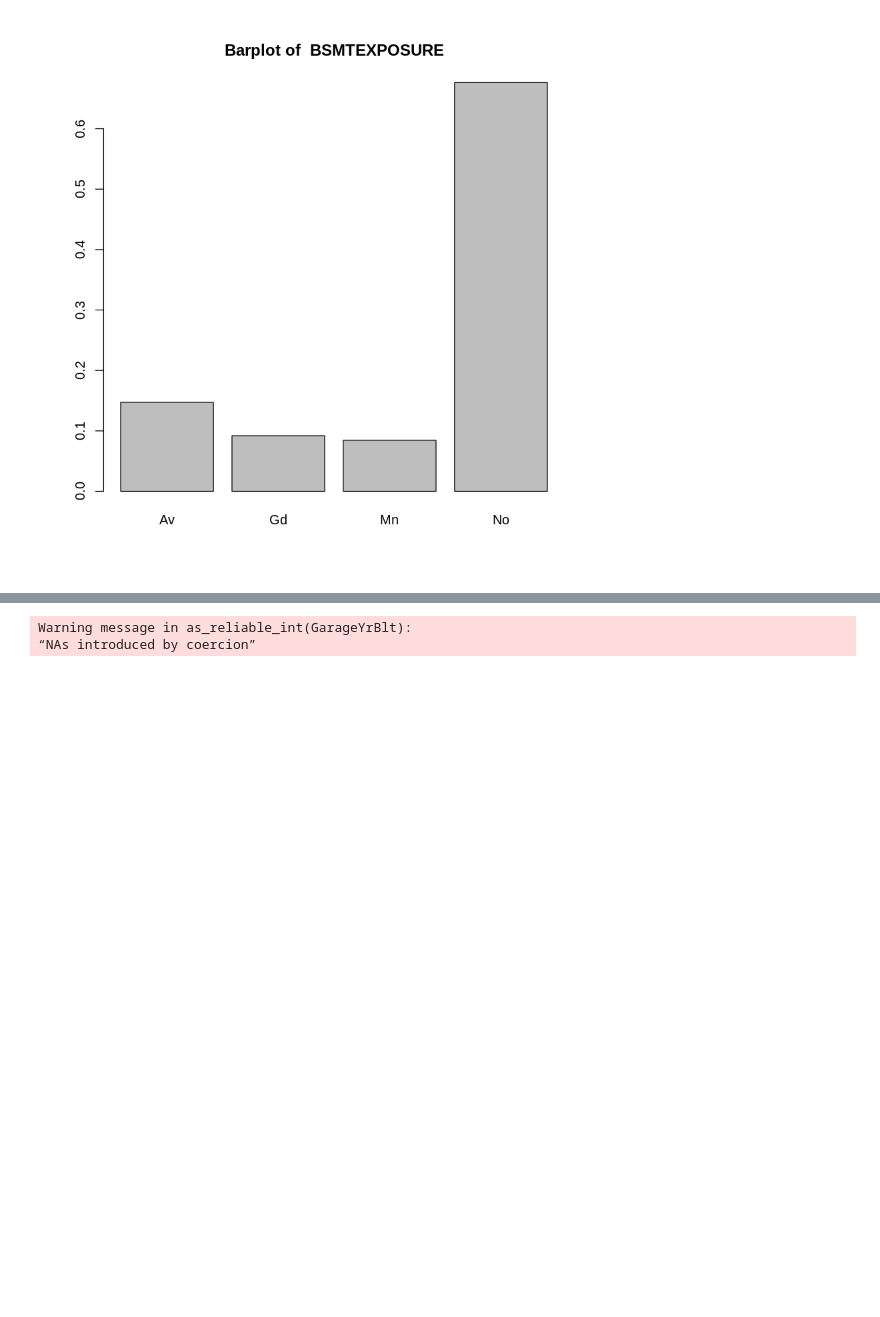
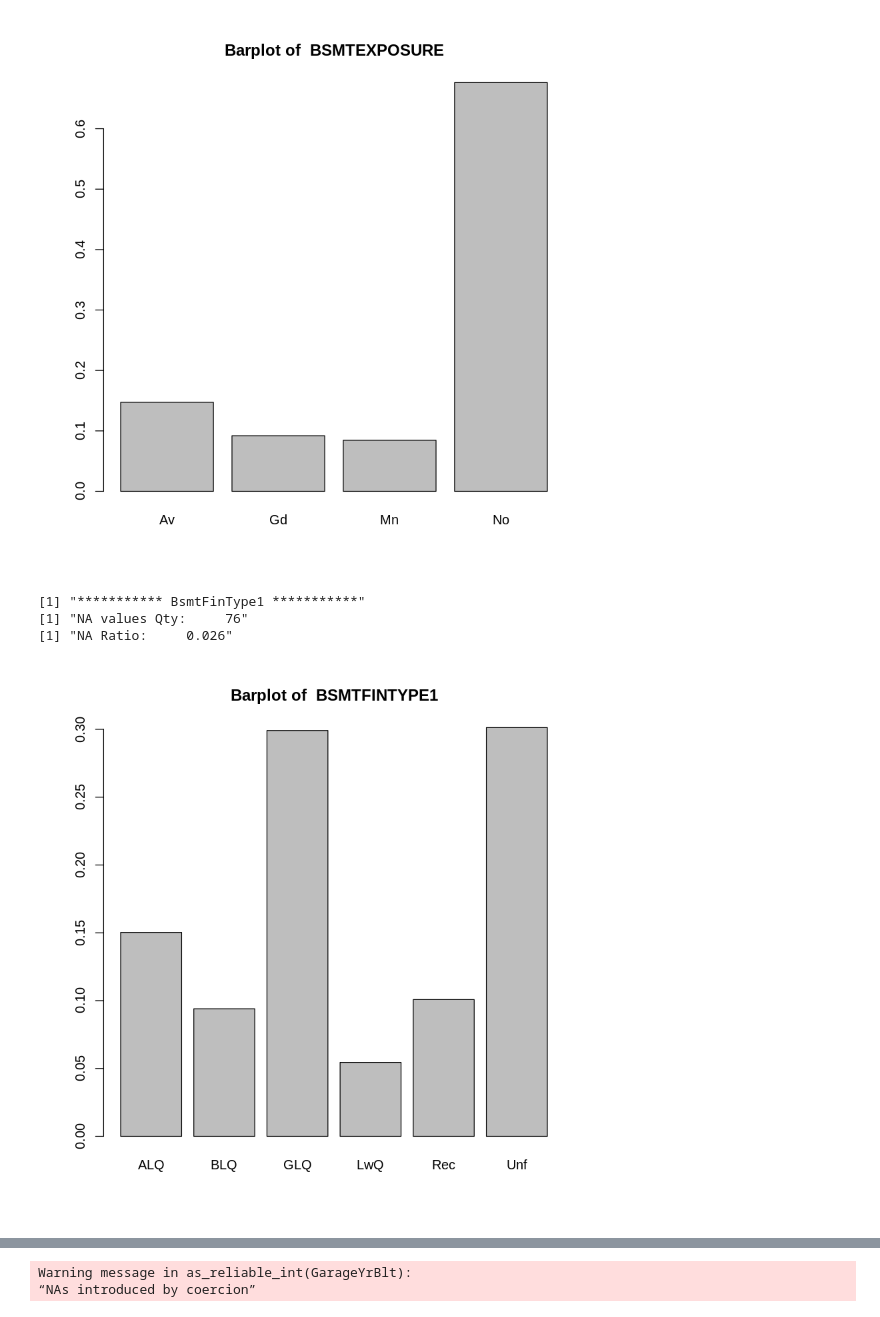
Before and after one commit to amirsaleem1990/Statistics, a Jupyter notebook: House-Prices-Advanced-Regression-Techniques-kaggle-compitation/Untitled1.ipynb, the cells around one changed output, grey strips where cells are left out. Drawn from its saved outputs; the diff is of its cells as text; code cells hidden in the pictures; blank space fills up the shorter version.

```diff
--- a/House-Prices-Advanced-Regression-Techniques-kaggle-compitation/Untitled1.ipynb
+++ b/House-Prices-Advanced-Regression-Techniques-kaggle-compitation/Untitled1.ipynb
@@ -293,3 +293,10 @@ desc("BsmtExposure")
 # %%
 # in variables description file: Na in columns <BsmtExposure> == No Basement
 al$BsmtExposure <- ifelse(is.na(al$BsmtExposure), "No Basement", al$BsmtExposure)
+# %%
+desc("BsmtFinType1")
+# %% [output]
+[1] "*********** BsmtFinType1 ***********"
+[1] "NA values Qty:     76"
+[1] "NA Ratio:     0.026"
+[figure, added]
```
Also changed, not shown: parts of 4 cells of this notebook.
